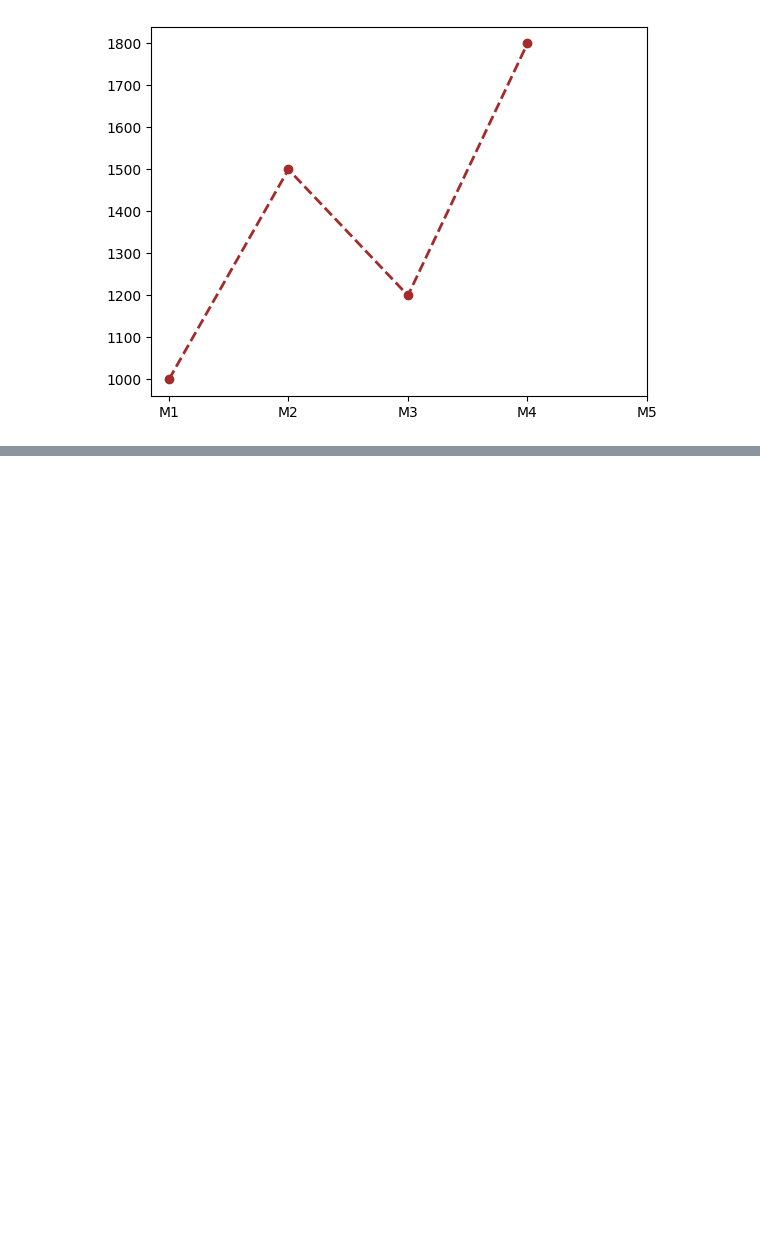
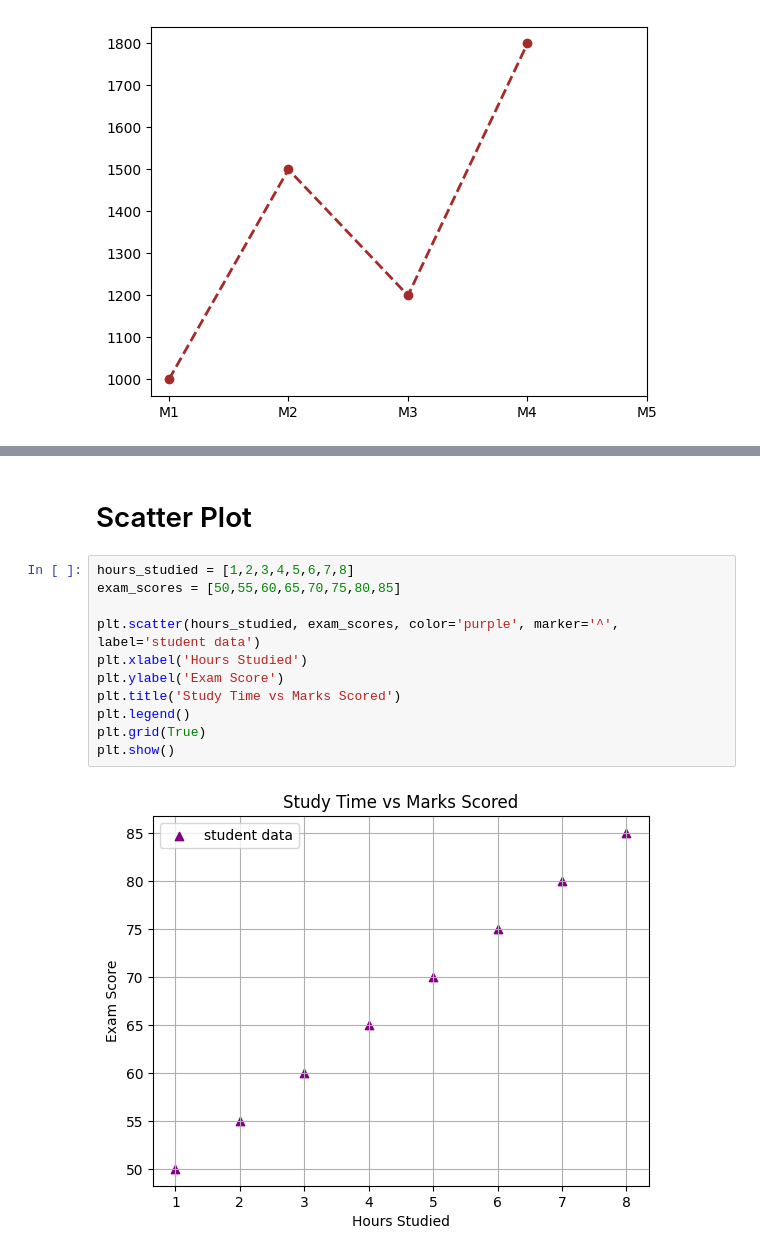
Before and after one commit to Vaishnavi-Gajinkar/Codingwise, a Jupyter notebook: matplotlib/concept_sheet.ipynb, the cells around one changed output, grey strips where cells are left out. Drawn from its saved outputs; the diff is of its cells as text; blank space fills up the shorter version.

```diff
--- a/matplotlib/concept_sheet.ipynb
+++ b/matplotlib/concept_sheet.ipynb
@@ -62,0 +113,15 @@ plt.show()
+# %% [markdown]
+# Scatter Plot
+# %%
+hours_studied = [1,2,3,4,5,6,7,8]
+exam_scores = [50,55,60,65,70,75,80,85]
+
+plt.scatter(hours_studied, exam_scores, color='purple', marker='^', label='student data')
+plt.xlabel('Hours Studied')
+plt.ylabel('Exam Score')
+plt.title('Study Time vs Marks Scored')
+plt.legend()
+plt.grid(True)
+plt.show()
+# %% [output]
+[figure, added]
```
Also changed, not shown: parts of 10 cells of this notebook.
